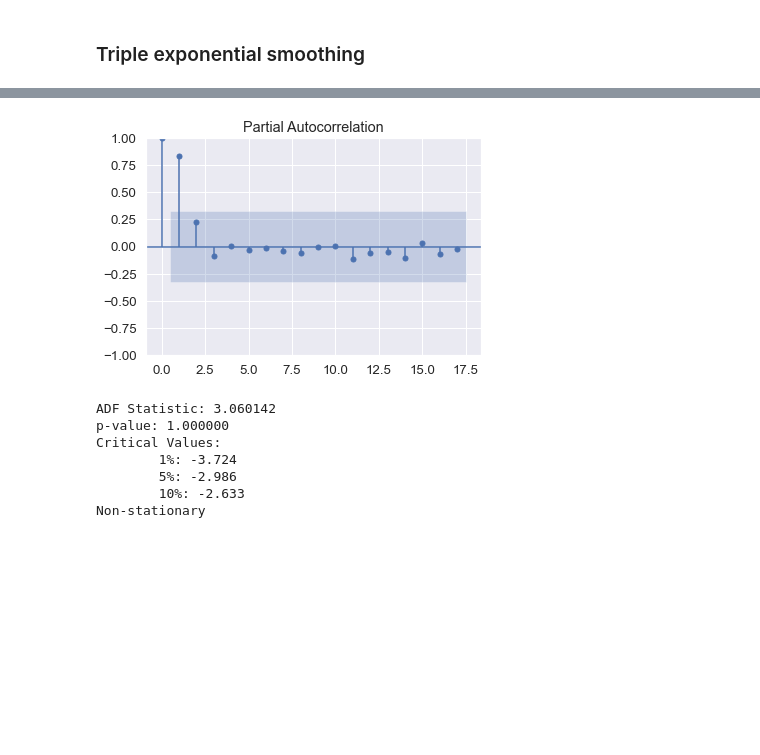
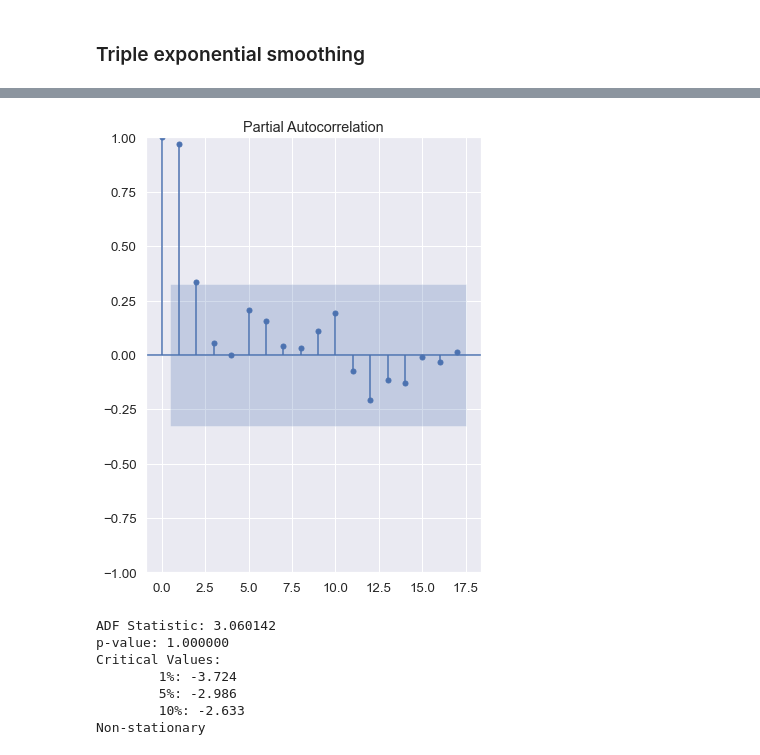
Before and after one commit to Dosann/Time-series-forecast, a Jupyter notebook: shipment_forecast.ipynb, the cells around one changed output, grey strips where cells are left out. Cells and saved outputs as stored; diff of their text form; code cells hidden in the pictures; blank space fills up the shorter version.

```diff
--- a/shipment_forecast.ipynb
+++ b/shipment_forecast.ipynb
@@ -121,3 +123,8 @@ plt.rcParams.update({'figure.figsize': (12,8)})
 plt.show()
 # %% [output]
 [figure]
+# %%
+shipment_decomp = seasonal_decompose(np.log(shipment_data.Shipments))
+shipment_decomp.trend.plot()
+plt.rcParams.update({'figure.figsize': (6,8)})
+plt.show()
@@ -431,8 +463,8 @@ plt.show()
 # %%
-plot_pacf(data.Shipments,lags=17, method='ywm')
+plot_pacf(data.Shipments,lags=17, method='ols')
 plt.show()
 # %% [output]
-[figure, old version]
+[figure, new version]
 # %%
 from statsmodels.tsa.stattools import adfuller
 
```
Also changed, not shown: parts of 73 cells of this notebook.
